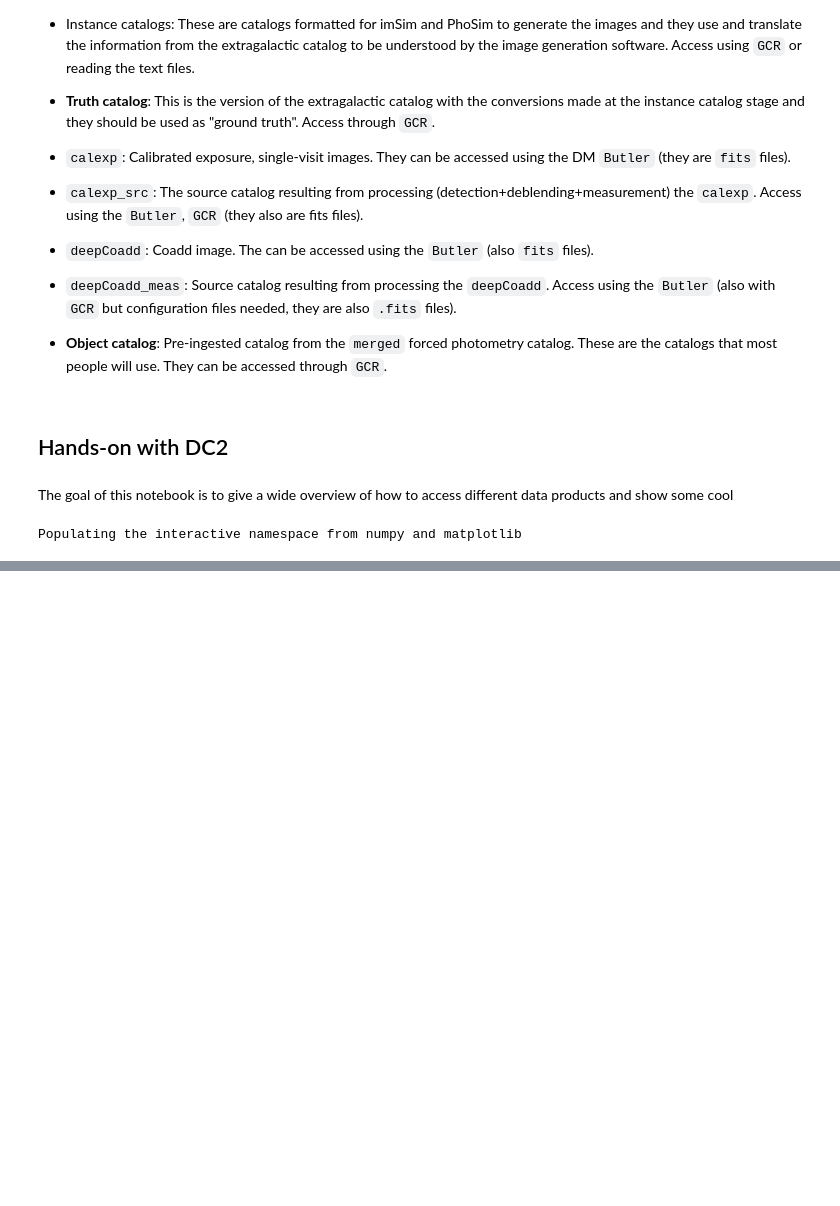
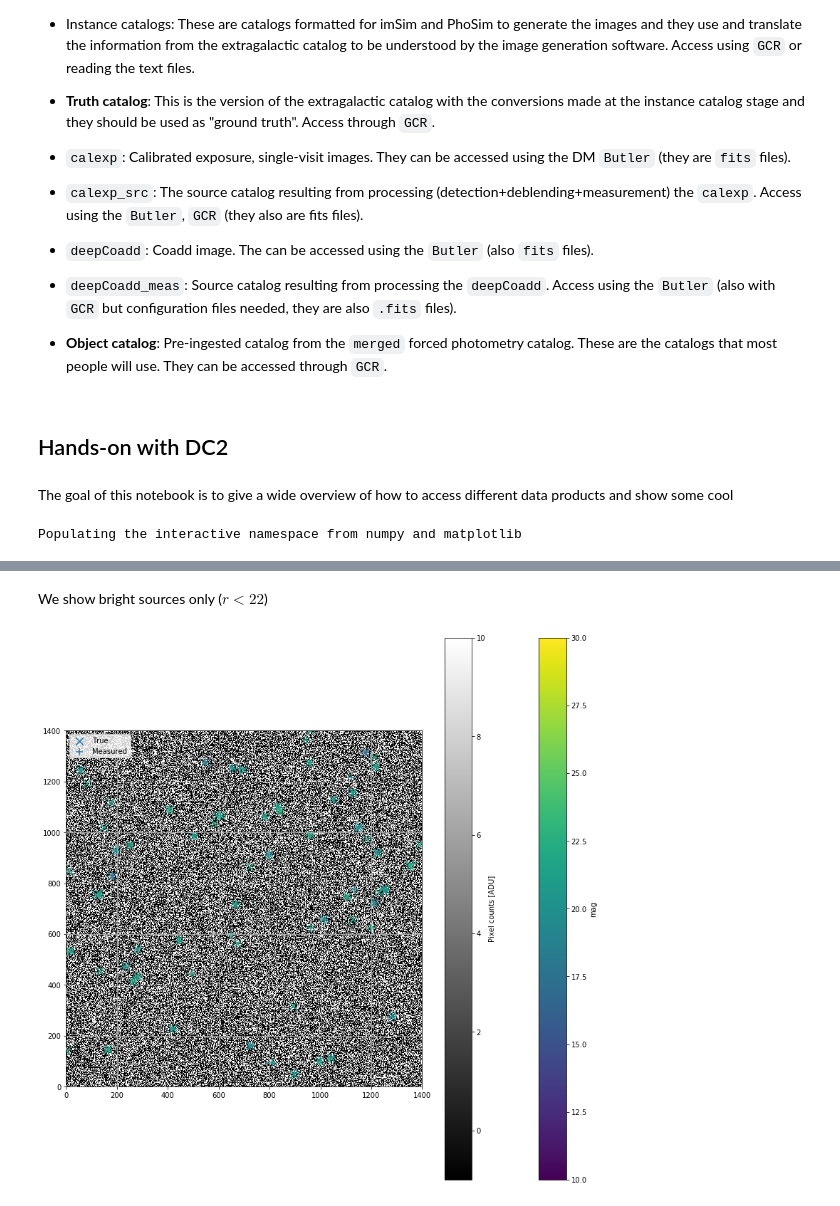
Before and after one commit to fjaviersanchez/DC2_intro, a Jupyter notebook: DC2_introduction.ipynb, the cells around one changed output, grey strips where cells are left out. Drawn from its saved outputs; the diff is of its cells as text; code cells hidden in the pictures; blank space fills up the shorter version.

```diff
--- a/DC2_introduction.ipynb
+++ b/DC2_introduction.ipynb
@@ -75,0 +208,23 @@ Populating the interactive namespace from numpy and matplotlib
+# %%
+def get_xy(ra_arr, dec_arr, wcs):
+    """ Function to get x,y coordinates from ra and dec
+    There's probably a more elegant way to do this...
+    """
+    try:
+        assert(len(ra_arr) == len(dec_arr))
+    except AssertionError:
+        'ra_arr and dec_arr should have the same length'
+    x = np.zeros(len(ra_arr))
+    y = np.zeros_like(x)
+    sphere_point = []
+    for i in range(len(ra_arr)):
+        ra = Angle(ra_arr[i], units=lsst.geom.angle.degrees)
+        dec = Angle(dec_arr[i], units=lsst.geom.angle.degrees)
+        sphere_point.append(SpherePoint(ra, dec))
+    xy_list = wcs.skyToPixel(sphere_point)
+    for i, point in enumerate(xy_list):
+        x[i] = point.getX()
+        y[i] = point.getY()
+    return x,y
+# %%
+x_true, y_true = get_xy(data_true['ra'], data_true['dec'], wcs)
@@ -75,0 +235,17 @@ Populating the interactive namespace from numpy and matplotlib
+# %%
+x_src = src.get('base_SdssCentroid_x')
+y_src = src.get('base_SdssCentroid_y')
+calib = calexp.getCalib()
+calib.setThrowOnNegativeFlux(False)
+mag_meas = calib.getMagnitude(src.get('ext_photometryKron_KronFlux_instFlux'))
+# %%
+reference = calexp.getImage().array
+# %% [markdown]
+We show bright sources only ($r < 22$)
+# %%
+plot_ref_image(0, 1400, 0, 1400, reference,
+               x_true[data_true['mag_true_r']<22], y_true[data_true['mag_true_r']<22], x_src, y_src,
+               data_true['mag_true_r'][data_true['mag_true_r']<22], mag_meas, 'test.png',
+               vmin=-1, vmax=10, show_marker=True)
+# %% [output]
+[figure, added]
```
Also changed, not shown: parts of 40 cells of this notebook.
